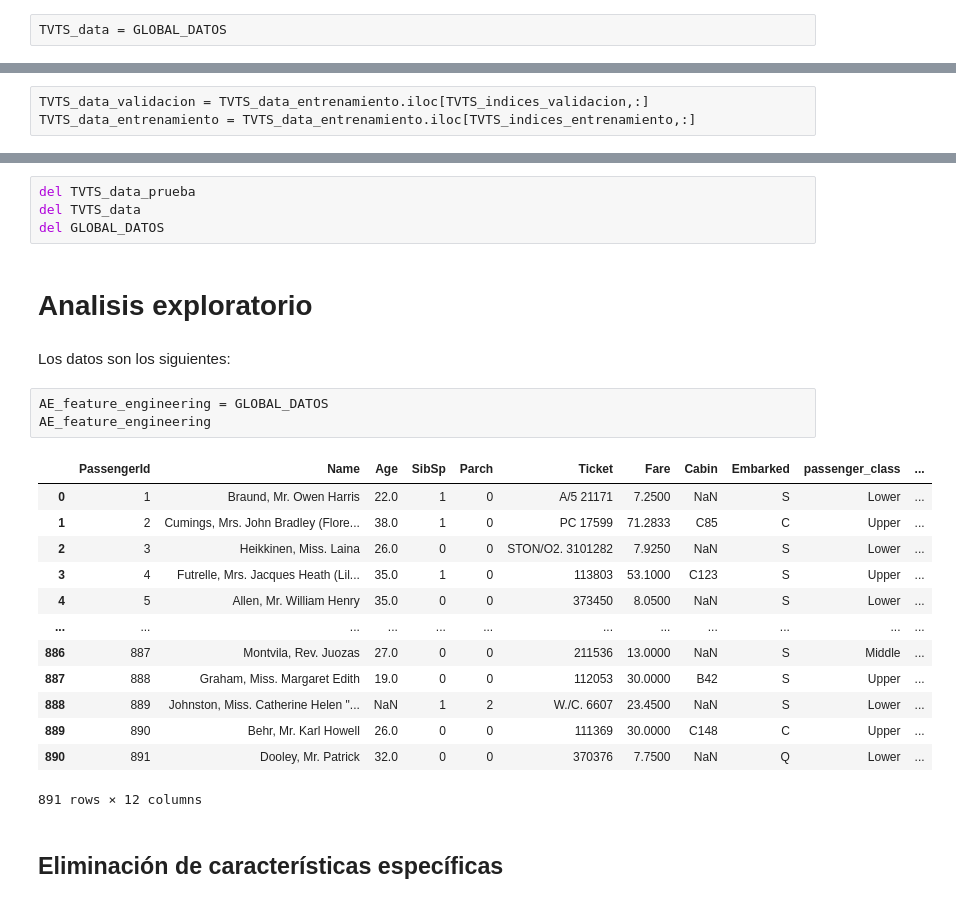
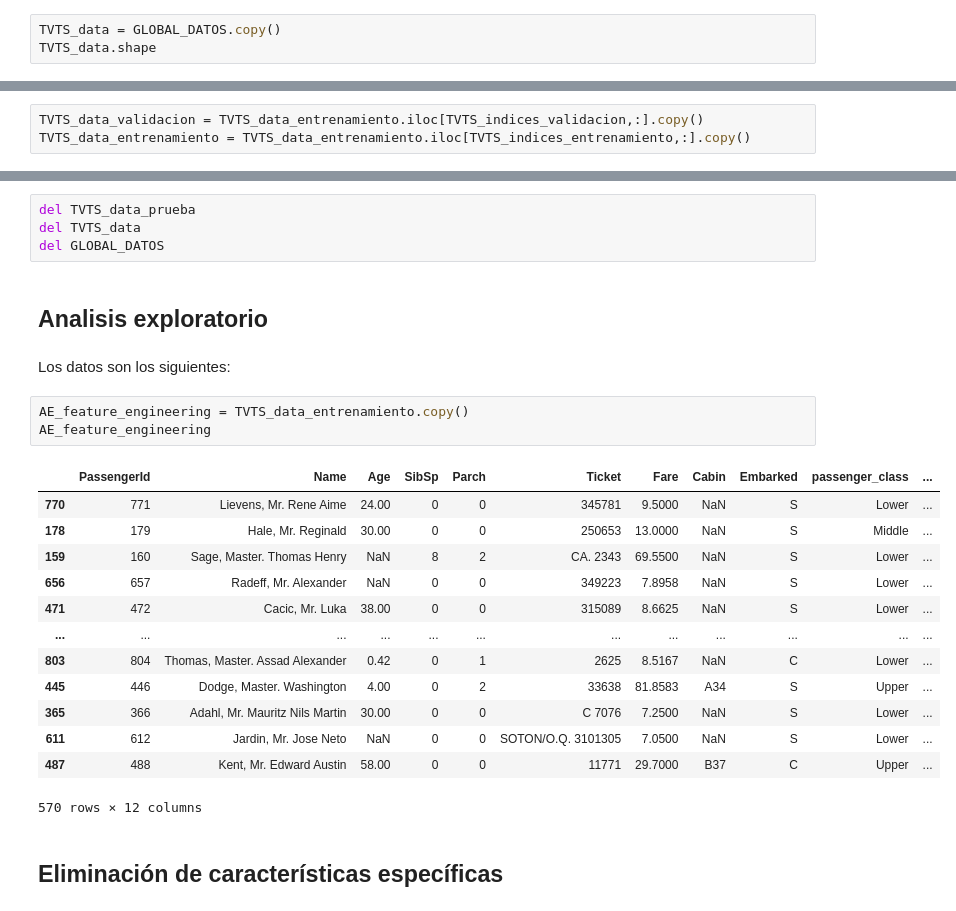
Before and after one commit to josedalvik/datascience_stlearning1_proyecto, a Jupyter notebook: Parte1-Entrenamiento.ipynb, the cells around one changed output, grey strips where cells are left out. Drawn from its saved outputs; the diff is of its cells as text.

Commit message:
Imputación de datos

```diff
--- a/Parte1-Entrenamiento.ipynb
+++ b/Parte1-Entrenamiento.ipynb
@@ -30,4 +31,5 @@ GLOBAL_SET_VALIDACION = 0.2
 # %% [markdown]
 ## Train-val-test split
 # %%
-TVTS_data = GLOBAL_DATOS
+TVTS_data = GLOBAL_DATOS.copy()
+TVTS_data.shape
@@ -55,8 +59,8 @@ TVTS_indices_entrenamiento = np.array(list(set(range(longitud)) - set(TVTS_indic
 # %% [markdown]
 Datos de entrenamiento y validación
 # %%
-TVTS_data_validacion = TVTS_data_entrenamiento.iloc[TVTS_indices_validacion,:]
-TVTS_data_entrenamiento = TVTS_data_entrenamiento.iloc[TVTS_indices_entrenamiento,:]
+TVTS_data_validacion = TVTS_data_entrenamiento.iloc[TVTS_indices_validacion,:].copy()
+TVTS_data_entrenamiento = TVTS_data_entrenamiento.iloc[TVTS_indices_entrenamiento,:].copy()
 # %% [markdown]
 Guardando CSV de datos de prueba
 # %%
@@ -68,26 +72,26 @@ del TVTS_data_prueba
 del TVTS_data
 del GLOBAL_DATOS
 # %% [markdown]
-# Analisis exploratorio
+## Analisis exploratorio
 # %% [markdown]
 Los datos son los siguientes:
 # %%
-AE_feature_engineering = GLOBAL_DATOS
+AE_feature_engineering = TVTS_data_entrenamiento.copy()
 AE_feature_engineering
 # %% [output]
 |  | PassengerId | Name | Age | SibSp | Parch | Ticket | Fare | Cabin | Embarked | passenger_class | ... |
-| 0 | 1 | Braund, Mr. Owen Harris | 22.0 | 1 | 0 | A/5 21171 | 7.2500 | NaN | S | Lower | ... |
-| 1 | 2 | Cumings, Mrs. John Bradley (Flore... | 38.0 | 1 | 0 | PC 17599 | 71.2833 | C85 | C | Upper | ... |
-| 2 | 3 | Heikkinen, Miss. Laina | 26.0 | 0 | 0 | STON/O2. 3101282 | 7.9250 | NaN | S | Lower | ... |
-| 3 | 4 | Futrelle, Mrs. Jacques Heath (Lil... | 35.0 | 1 | 0 | 113803 | 53.1000 | C123 | S | Upper | ... |
-| 4 | 5 | Allen, Mr. William Henry | 35.0 | 0 | 0 | 373450 | 8.0500 | NaN | S | Lower | ... |
+| 770 | 771 | Lievens, Mr. Rene Aime | 24.00 | 0 | 0 | 345781 | 9.5000 | NaN | S | Lower | ... |
+| 178 | 179 | Hale, Mr. Reginald | 30.00 | 0 | 0 | 250653 | 13.0000 | NaN | S | Middle | ... |
+| 159 | 160 | Sage, Master. Thomas Henry | NaN | 8 | 2 | CA. 2343 | 69.5500 | NaN | S | Lower | ... |
+| 656 | 657 | Radeff, Mr. Alexander | NaN | 0 | 0 | 349223 | 7.8958 | NaN | S | Lower | ... |
+| 471 | 472 | Cacic, Mr. Luka | 38.00 | 0 | 0 | 315089 | 8.6625 | NaN | S | Lower | ... |
 | ... | ... | ... | ... | ... | ... | ... | ... | ... | ... | ... | ... |
-| 886 | 887 | Montvila, Rev. Juozas | 27.0 | 0 | 0 | 211536 | 13.0000 | NaN | S | Middle | ... |
-| 887 | 888 | Graham, Miss. Margaret Edith | 19.0 | 0 | 0 | 112053 | 30.0000 | B42 | S | Upper | ... |
-| 888 | 889 | Johnston, Miss. Catherine Helen "... | NaN | 1 | 2 | W./C. 6607 | 23.4500 | NaN | S | Lower | ... |
-| 889 | 890 | Behr, Mr. Karl Howell | 26.0 | 0 | 0 | 111369 | 30.0000 | C148 | C | Upper | ... |
-| 890 | 891 | Dooley, Mr. Patrick | 32.0 | 0 | 0 | 370376 | 7.7500 | NaN | Q | Lower | ... |
+| 803 | 804 | Thomas, Master. Assad Alexander | 0.42 | 0 | 1 | 2625 | 8.5167 | NaN | C | Lower | ... |
+| 445 | 446 | Dodge, Master. Washington | 4.00 | 0 | 2 | 33638 | 81.8583 | A34 | S | Upper | ... |
+| 365 | 366 | Adahl, Mr. Mauritz Nils Martin | 30.00 | 0 | 0 | C 7076 | 7.2500 | NaN | S | Lower | ... |
+| 611 | 612 | Jardin, Mr. Jose Neto | NaN | 0 | 0 | SOTON/O.Q. 3101305 | 7.0500 | NaN | S | Lower | ... |
+| 487 | 488 | Kent, Mr. Edward Austin | 58.00 | 0 | 0 | 11771 | 29.7000 | B37 | C | Upper | ... |
-891 rows × 12 columns
+570 rows × 12 columns
 # %% [markdown]
 ## Eliminación de características específicas
 # %% [markdown]
```
Also changed, not shown: parts of 22 cells of this notebook.
